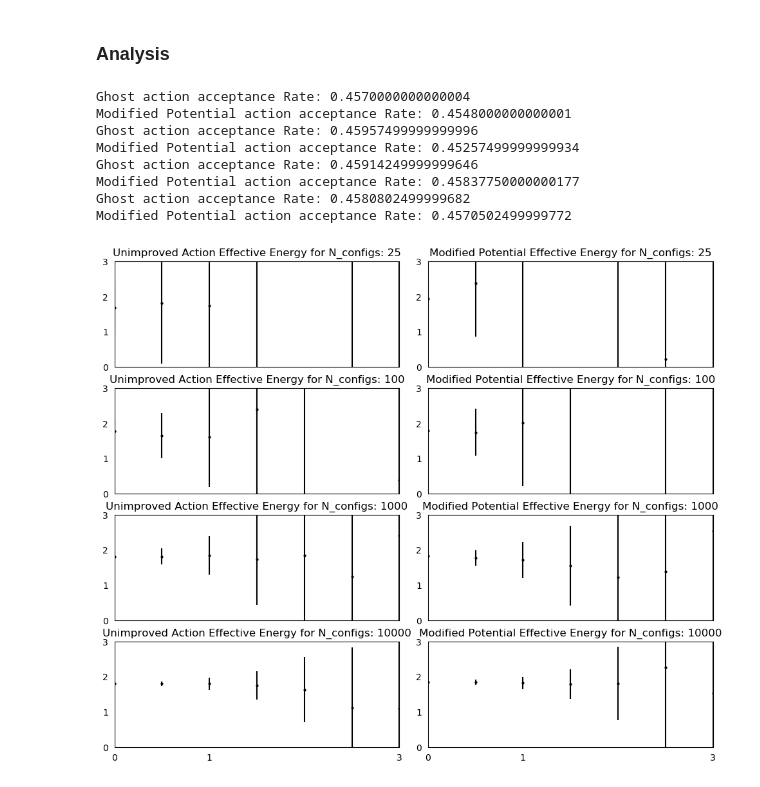
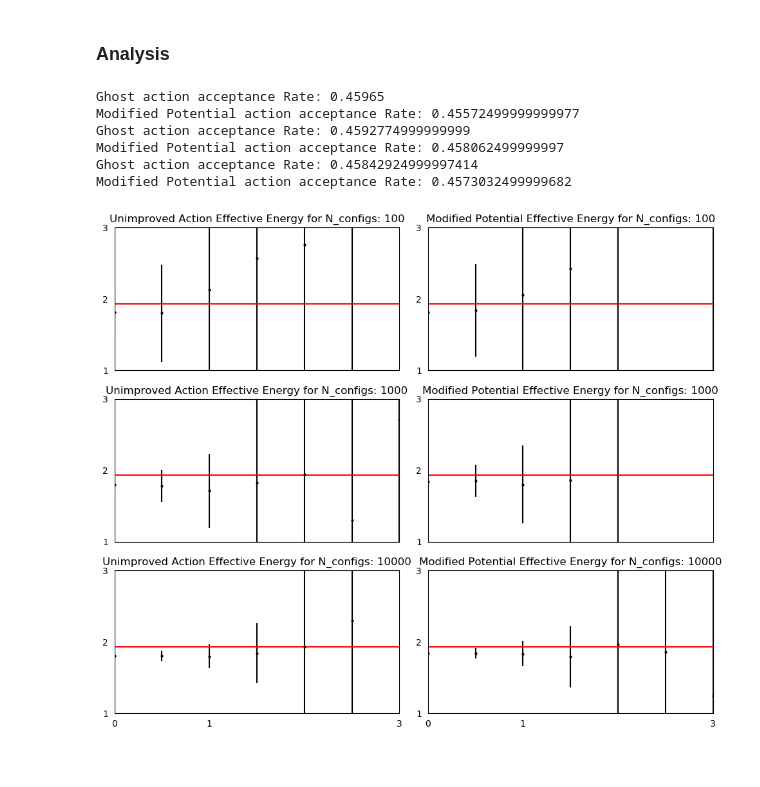
Before and after one commit to Shaun252/latticeQCD_novices, a Jupyter notebook: Exercise_8.ipynb, the cells around one changed output. Drawn from its saved outputs; the diff is of its cells as text; code cells hidden in the pictures.

```diff
--- a/Exercise_8.ipynb
+++ b/Exercise_8.ipynb
@@ -201,33 +234,31 @@ def analysis(n_sites, n_cfs_arr, v, m, a, c, dx, n_corr, bin_size):
         ax[2*i].tick_params(bottom="off", top="off", left="off", right="off")
         ax[2*i].set_title("Unimproved Action Effective Energy for N_configs: " + str(n_configs))
         ax[2*i].set_xlim(0, 3)
-        ax[2*i].set_ylim(0,3)
+        ax[2*i].set_ylim(1,3)
         ax[2*i].set_xticks([0, 1, 3])
-        ax[2*i].set_yticks([0, 1, 2, 3])
-        #ax[2*i].axhline(y=1, color='r', linestyle='-')
+        ax[2*i].set_yticks([1, 2, 3])
+        ax[2*i].axhline(y=1.933, color='r', linestyle='-')
 
         ax[2*i+1].errorbar(t, E_eff_binned_improved2, yerr=E_eff_err_binned_improved2, fmt='o',  markersize=2, color='k')
         ax[2*i+1].tick_params(bottom="off", top="off", left="off", right="off")
         ax[2*i+1].set_title("Modified Potential Effective Energy for N_configs: " + str(n_configs))
         ax[2*i+1].set_xlim(0, 3)
-        ax[2*i+1].set_ylim(0, 3)
+        ax[2*i+1].set_ylim(1, 3)
         ax[2*i+1].set_xticks([0, 1, 3])
-        ax[2*i+1].set_yticks([0, 1, 2, 3])
-        #ax[2*i+1].axhline(y=1, color='r', linestyle='-')
+        ax[2*i+1].set_yticks([ 1, 2, 3])
+        ax[2*i+1].axhline(y=1.933, color='r', linestyle='-')
 
 
         print("Ghost action acceptance Rate: " + str(acc1))
         print("Modified Potential action acceptance Rate: " + str(acc2))
     plt.show()
 # %%
-analysis(n_sites=20, n_cfs_arr=[25, 100, 1000, 10000], v=v_aho, m=1, a=0.5, c=2, dx=1.4, n_corr=1, bin_size = 20)
+analysis(n_sites=20, n_cfs_arr=[100, 1000, 10000], v=v_aho, m=1, a=0.5, c=2, dx=1.4, n_corr=1, bin_size = 20)
 # %% [output]
-Ghost action acceptance Rate: 0.4570000000000004
-Modified Potential action acceptance Rate: 0.4548000000000001
-Ghost action acceptance Rate: 0.45957499999999996
-Modified Potential action acceptance Rate: 0.45257499999999934
-Ghost action acceptance Rate: 0.45914249999999646
-Modified Potential action acceptance Rate: 0.45837750000000177
-Ghost action acceptance Rate: 0.4580802499999682
-Modified Potential action acceptance Rate: 0.4570502499999772
+Ghost action acceptance Rate: 0.45965
+Modified Potential action acceptance Rate: 0.45572499999999977
+Ghost action acceptance Rate: 0.4592774999999999
+Modified Potential action acceptance Rate: 0.458062499999997
+Ghost action acceptance Rate: 0.45842924999997414
+Modified Potential action acceptance Rate: 0.4573032499999682
-[figure, old version]
+[figure, new version]
```
Also changed, not shown: parts of 4 cells of this notebook, 4 other files.
